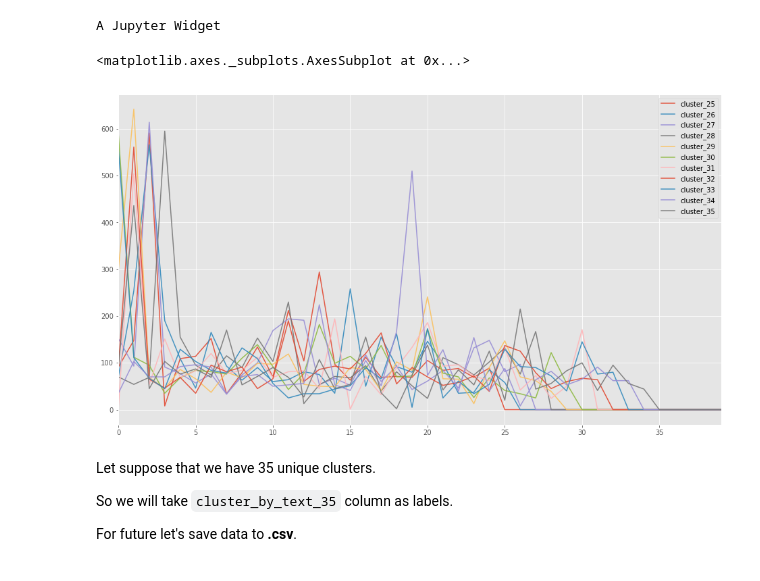
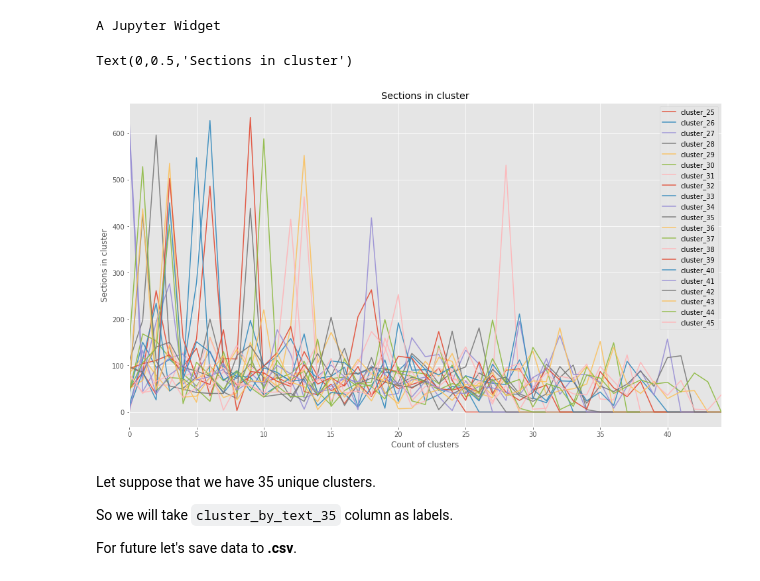
Before and after one commit to Ditwoo/judocs_classification, a Jupyter notebook: notebooks/file_classification.ipynb, the cells around one changed output. Cells and saved outputs as stored; diff of their text form; code cells hidden in the pictures.

```diff
--- a/notebooks/file_classification.ipynb
+++ b/notebooks/file_classification.ipynb
@@ -10,12 +10,19 @@ plt.style.use('ggplot')
 
 %matplotlib inline
 # %%
-def clean_str(string):
+def throw_unused_chars_on_the_ground(string: str) -> str:
     """
-    Tokenization/string cleaning for dataset
-    Every dataset is lower cased except
+    Remove undesirable characters.
     """
     string = re.sub(r"\\", "", string)
     string = re.sub(r"\'", "", string)
     string = re.sub(r"\"", "", string)
     return string.strip().lower()
+
+data_file = '../data/all_sections_filtered.json'
+with open(data_file, 'r') as in_file:
+    dataset = ps.DataFrame(json.load(in_file))
+
+print('Data shapes:', dataset.shape)
+dataset.text = dataset.text.apply(throw_unused_chars_on_the_ground)
+dataset.head(10)
@@ -62,7 +64,7 @@ from nltk.corpus import stopwords
 from sklearn.cluster import KMeans
 from sklearn.feature_extraction.text import TfidfVectorizer
 
-def tokenise_text(text, stem=True):
+def tokenise_text(text: str, stem=True):
     text = text.translate(str.maketrans('','',string.punctuation))
     tokens = word_tokenize(text)
     if stem:
@@ -70,7 +72,7 @@ def tokenise_text(text, stem=True):
         tokens = [stemmer.stem(t) for t in tokens]
     return tokens
 
-def cluster_texts(texts, clusters=10, n_jobs=2):
+def clusterize_texts(texts, clusters=10, n_jobs=-1):
     vectorizer = TfidfVectorizer(tokenizer=tokenise_text,
                                  stop_words=stopwords.words('english'),
                                  max_df=0.5,
@@ -80,17 +82,12 @@ def cluster_texts(texts, clusters=10, n_jobs=2):
     tfidf_model = vectorizer.fit_transform(texts)
     km_model = KMeans(n_clusters=clusters, n_jobs=n_jobs)
     km_model.fit(tfidf_model)
-
-#     clustering = collections.defaultdict(list)
-#     for idx, label in enumerate(km_model.labels_):
-#         clustering[label].append(idx)
-
     return km_model.labels_
 # %%
 from ipywidgets import interact, IntProgress
 
-CLUSTER_RANGES = (25, 35)
-progress = IntProgress(value=25,
+CLUSTER_RANGES = (25, 45)
+progress = IntProgress(value=CLUSTER_RANGES[0],
                        min=CLUSTER_RANGES[0], max=CLUSTER_RANGES[1], step=1,
                        description='Loading:',
                        bar_style='success', # 'success', 'info', 'warning', 'danger' or ''
@@ -98,25 +95,28 @@ progress = IntProgress(value=25,
 
 display(progress)
 for cluster_count in range(CLUSTER_RANGES[0], CLUSTER_RANGES[1] + 1):
-    clusters = cluster_texts(text_data.text.values, clusters=cluster_count)
-    text_data['cluster_by_text_' + str(cluster_count)] = clusters
+    clusters = clusterize_texts(dataset.text.values, clusters=cluster_count)
+    dataset['cluster_by_text_' + str(cluster_count)] = clusters  # add results to dataset
     progress.value = cluster_count
 # %% [output]
 A Jupyter Widget
 # %%
 res_frame = ps.DataFrame()
 
-for cluster in range(25, 36):
-    ucount = text_data['cluster_by_text_' + str(cluster)].value_counts()
-    cluster_count = np.zeros(40)
+for cluster in range(CLUSTER_RANGES[0], CLUSTER_RANGES[1] + 1):
+    ucount = dataset['cluster_by_text_' + str(cluster)].value_counts()
+    cluster_count = np.zeros(CLUSTER_RANGES[1])
     for c, cnt in ucount.items():
         cluster_count[c] = cnt
-    res_frame["cluster_" + str(cluster)] = cluster_count
+    res_frame['cluster_' + str(cluster)] = cluster_count
 
-res_frame.plot(kind="line", alpha=0.9, figsize=(16, 9))
+ax = res_frame.plot(kind="line", alpha=0.9,
+                    figsize=(16, 9), title='Sections in cluster')
+ax.set_xlabel('Count of clusters')
+ax.set_ylabel('Sections in cluster')
 # %% [output]
-<matplotlib.axes._subplots.AxesSubplot at 0x...>
+Text(0,0.5,'Sections in cluster')
-[figure, old version]
+[figure, new version]
 # %% [markdown]
 Let suppose that we have 35 unique clusters.
 
```
Also changed, not shown: parts of 30 cells of this notebook, 1 other file.
